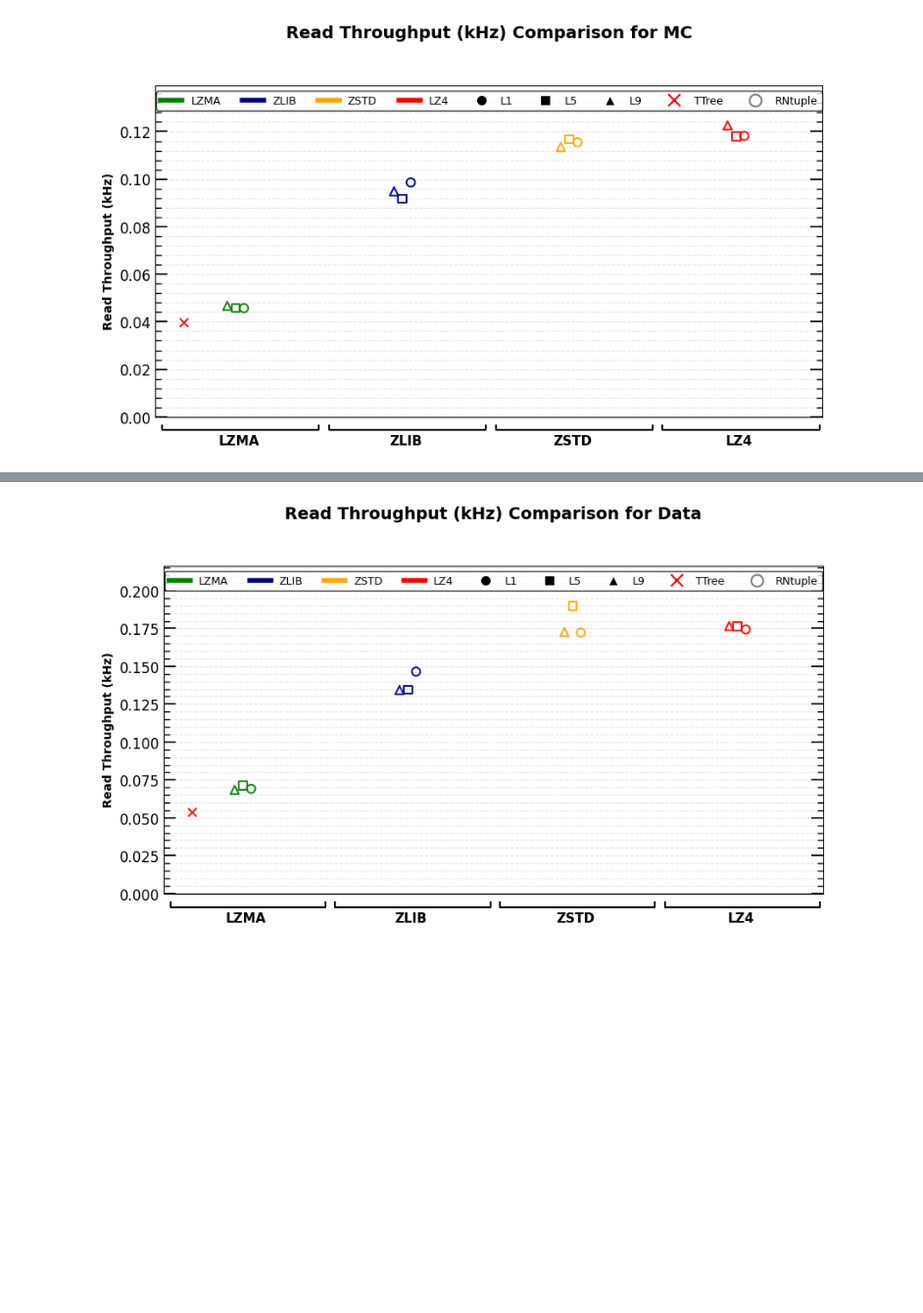
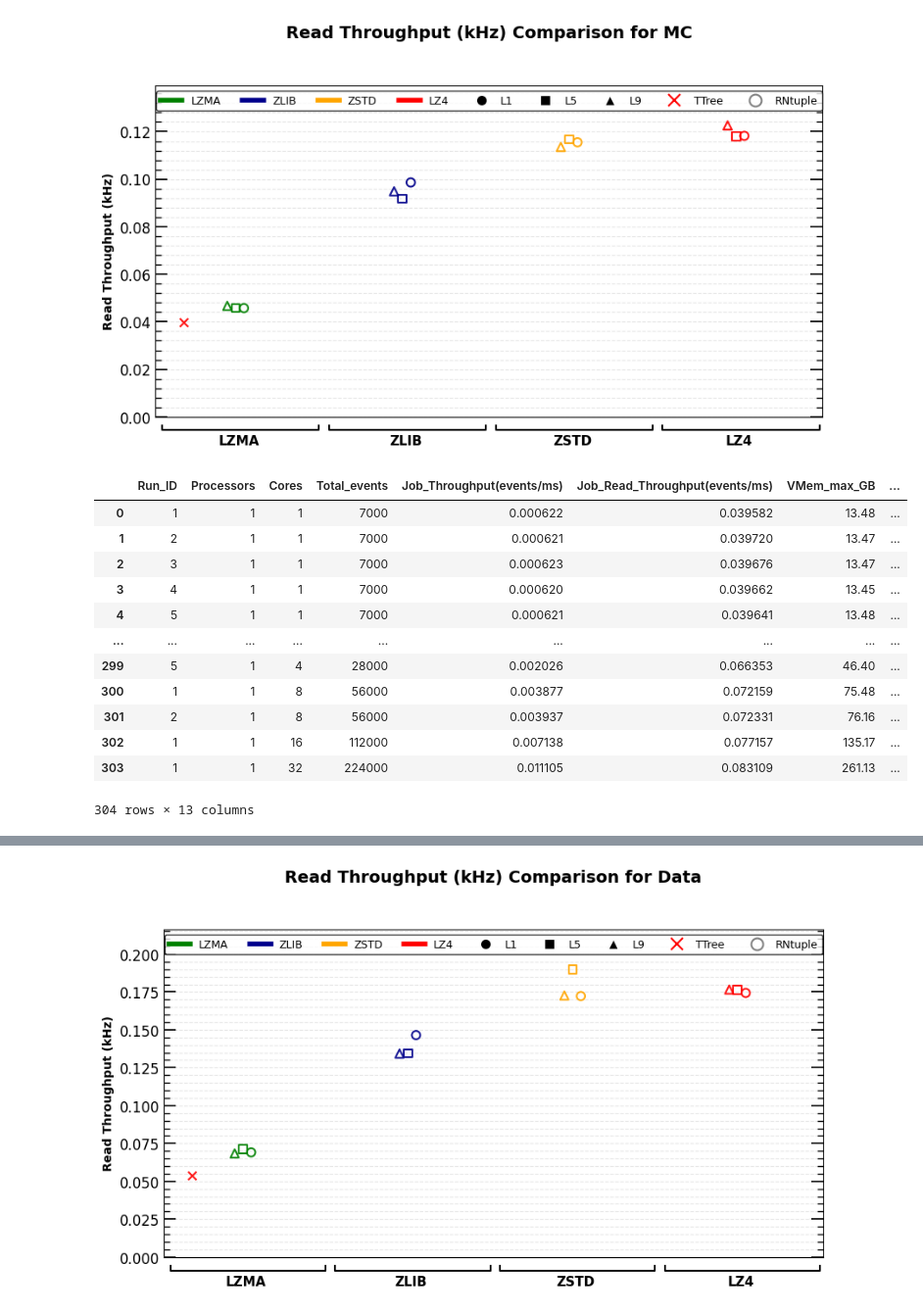
Before and after one commit to Bralyne/DAOD_Compression_Analysis, a Jupyter notebook: workspaces/Analysis.ipynb, the cells around one changed output, grey strips where cells are left out. Shown at 98% size. Cells and saved outputs as stored; diff of their text form; code cells hidden in the pictures; blank space fills up the shorter version.

```diff
--- a/workspaces/Analysis.ipynb
+++ b/workspaces/Analysis.ipynb
@@ -369,3 +375,20 @@ ax.set_ylim(0, y_max * 1.1)
 plt.show()
 # %% [output]
 [figure]
+# %%
+df = pd.read_csv('All_Compression_Algo_metrics.csv')
+df
+# %% [output]
+|  | Run_ID | Processors | Cores | Total_events | Job_Throughput(events/ms) | Job_Read_Throughput(events/ms) | VMem_max_GB | ... |
+| 0 | 1 | 1 | 1 | 7000 | 0.000622 | 0.039582 | 13.48 | ... |
+| 1 | 2 | 1 | 1 | 7000 | 0.000621 | 0.039720 | 13.47 | ... |
+| 2 | 3 | 1 | 1 | 7000 | 0.000623 | 0.039676 | 13.47 | ... |
+| 3 | 4 | 1 | 1 | 7000 | 0.000620 | 0.039662 | 13.45 | ... |
+| 4 | 5 | 1 | 1 | 7000 | 0.000621 | 0.039641 | 13.48 | ... |
+| ... | ... | ... | ... | ... | ... | ... | ... | ... |
+| 299 | 5 | 1 | 4 | 28000 | 0.002026 | 0.066353 | 46.40 | ... |
+| 300 | 1 | 1 | 8 | 56000 | 0.003877 | 0.072159 | 75.48 | ... |
+| 301 | 2 | 1 | 8 | 56000 | 0.003937 | 0.072331 | 76.16 | ... |
+| 302 | 1 | 1 | 16 | 112000 | 0.007138 | 0.077157 | 135.17 | ... |
+| 303 | 1 | 1 | 32 | 224000 | 0.011105 | 0.083109 | 261.13 | ... |
+304 rows × 13 columns
```
Also changed, not shown: parts of 5 cells of this notebook.
